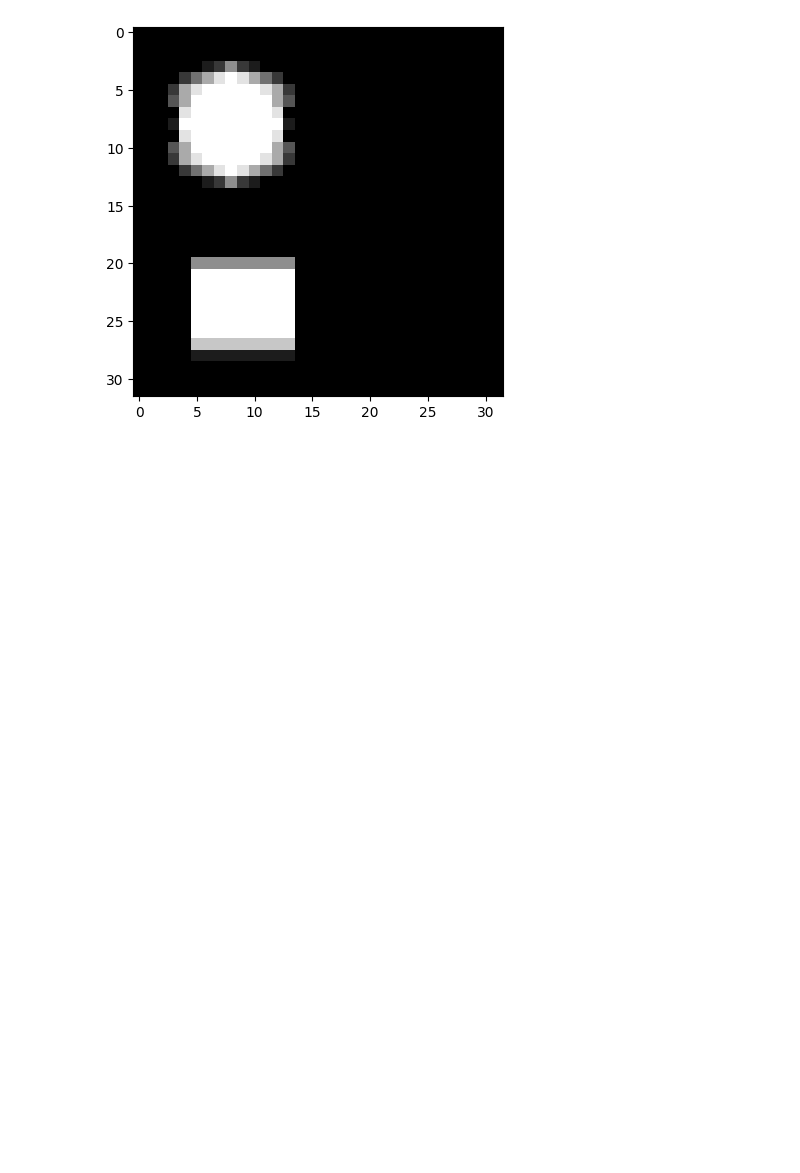
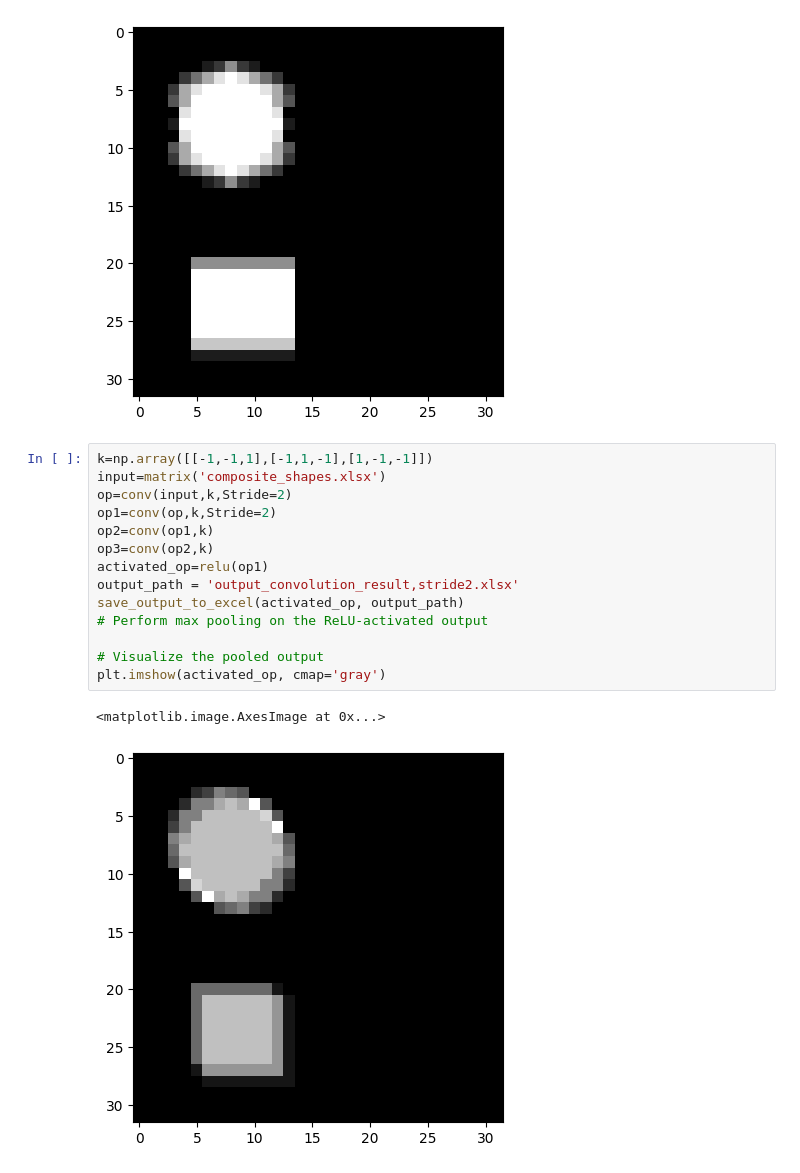
Before and after one commit to vishwashdark/practice, a Jupyter notebook: CNN.ipynb, the cells around one changed output. Cells and saved outputs as stored; diff of their text form; blank space fills up the shorter version.

```diff
--- a/CNN.ipynb
+++ b/CNN.ipynb
@@ -249,3 +249,20 @@ plt.imshow(activated_op, cmap='gray')
 # %% [output]
 <matplotlib.image.AxesImage at 0x...>
 [figure]
+# %%
+k=np.array([[-1,-1,1],[-1,1,-1],[1,-1,-1]])
+input=matrix('composite_shapes.xlsx')
+op=conv(input,k,Stride=2)
+op1=conv(op,k,Stride=2)
+op2=conv(op1,k)
+op3=conv(op2,k)
+activated_op=relu(op1)
+output_path = 'output_convolution_result,stride2.xlsx'
+save_output_to_excel(activated_op, output_path)
+# Perform max pooling on the ReLU-activated output
+
+# Visualize the pooled output
+plt.imshow(activated_op, cmap='gray')
+# %% [output]
+<matplotlib.image.AxesImage at 0x...>
+[figure, added]
```
Also changed, not shown: 2 other files.
